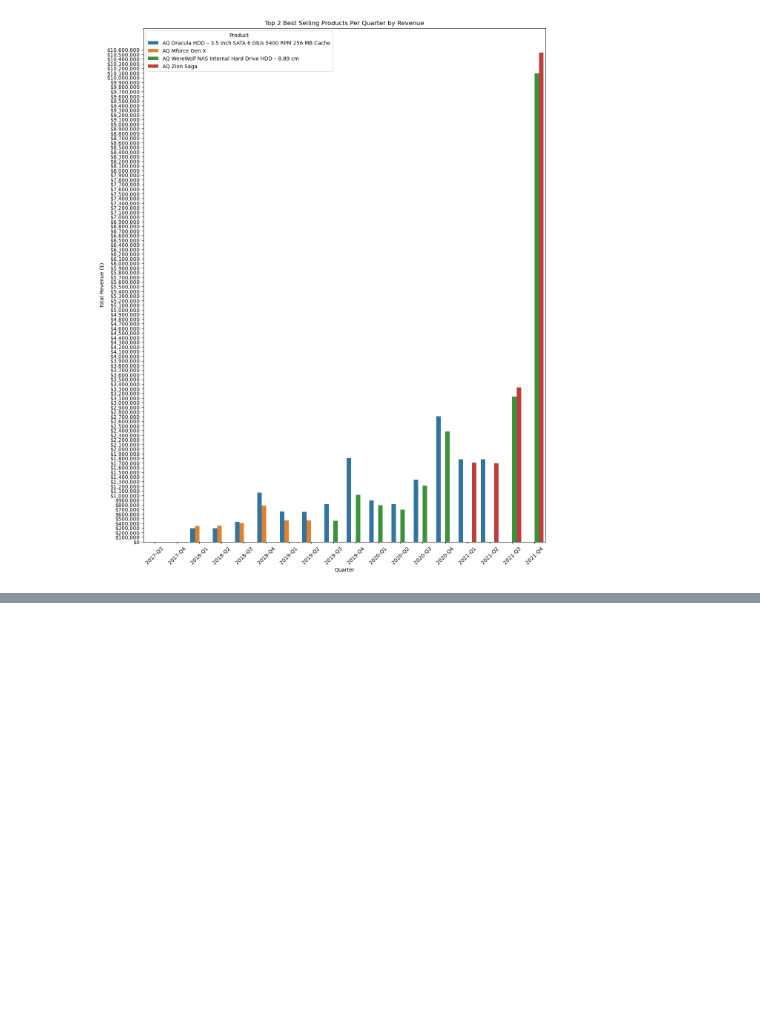
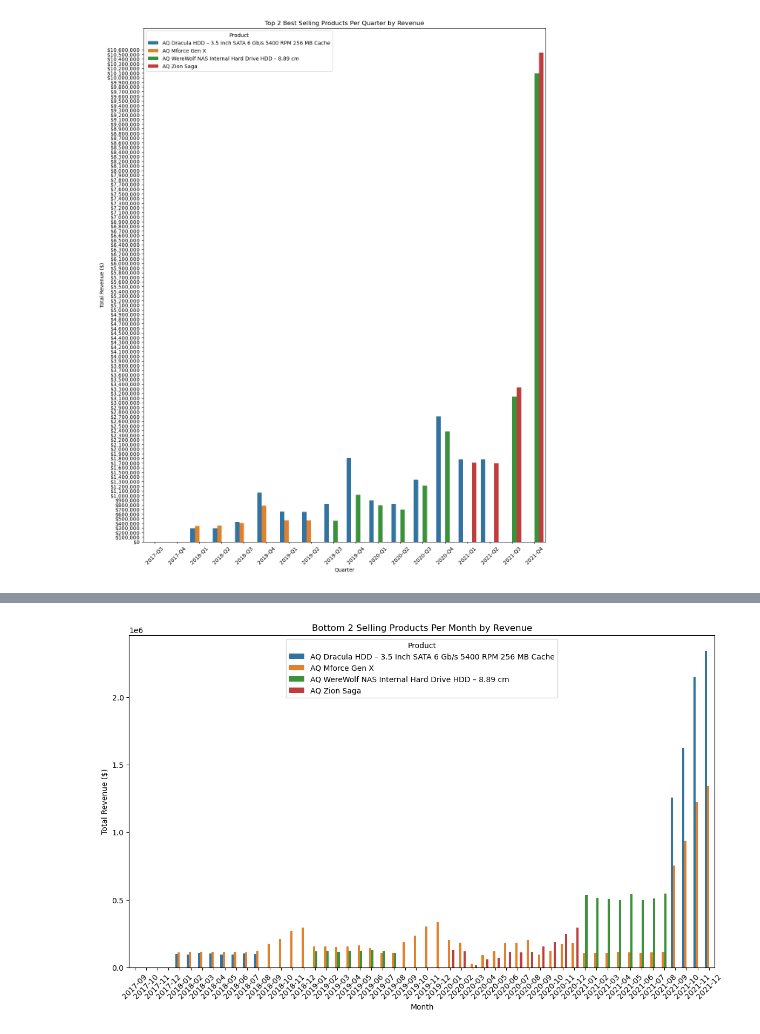
Before and after one commit to Jenner-Valdez/AtilQ, a Jupyter notebook: Main Code.ipynb, the cells around one changed output, grey strips where cells are left out. Drawn from its saved outputs; the diff is of its cells as text; code cells hidden in the pictures; blank space fills up the shorter version.

```diff
--- a/Main Code.ipynb
+++ b/Main Code.ipynb
@@ -294,0 +380,79 @@ plt.show()
+# %%
+
+# Connect to the database
+con = sqlite3.connect('atliq_db.sqlite3')
+
+# Load the datasets into DataFrames
+dim_product = pd.read_sql_query("SELECT * FROM dim_product", con)
+fact_sales_monthly = pd.read_sql_query("SELECT * FROM fact_sales_monthly", con)
+fact_gross_price = pd.read_sql_query("SELECT * FROM fact_gross_price", con)
+
+# Close the database connection
+con.close()
+
+# Ensure the date columns are correctly parsed
+fact_sales_monthly['date'] = pd.to_datetime(fact_sales_monthly['date'])
+fact_sales_monthly['fiscal_year'] = fact_sales_monthly['date'].dt.year
+
+# Merge fact_sales_monthly with fact_gross_price to get gross price information
+merged_sales_price = pd.merge(fact_sales_monthly, fact_gross_price,
+                              how='left',
+                              on=['product_code', 'fiscal_year'])
+
+# Calculate revenue (gross price * sold quantity)
+merged_sales_price['revenue'] = merged_sales_price['gross_price'] * merged_sales_price['sold_quantity']
+
+# Merge the result with dim_product to get product names
+merged_data = pd.merge(merged_sales_price, dim_product, how='left', left_on='product_code', right_on='product_code')
+
+# Extract month and year from the date
+merged_data['month_year'] = merged_data['date'].dt.to_period('M')
+merged_data['year'] = merged_data['date'].dt.year
+merged_data['quarter'] = merged_data['date'].dt.quarter
+merged_data['year_quarter'] = merged_data['year'].astype(str) + '-Q' + merged_data['quarter'].astype(str)
+
+# Aggregate sales data by month
+monthly_sales = merged_data.groupby(['month_year', 'product'])['revenue'].sum().reset_index()
+
+# Rank the products by revenue within each month in ascending order
+monthly_sales['rank'] = monthly_sales.groupby('month_year')['revenue'].rank(method='first', ascending=True)
+
+# Select the bottom 2 products for each month
+bottom2_monthly_sales = monthly_sales[monthly_sales['rank'] <= 2].sort_values(['month_year', 'rank'])
+
+# Convert month_year to string for better visualization
+bottom2_monthly_sales['month_year'] = bottom2_monthly_sales['month_year'].astype(str)
+
+# Aggregate sales data by quarter
+quarterly_sales = merged_data.groupby(['year_quarter', 'product'])['revenue'].sum().reset_index()
+
+# Rank the products by revenue within each quarter in ascending order
+quarterly_sales['rank'] = quarterly_sales.groupby('year_quarter')['revenue'].rank(method='first', ascending=True)
+
+# Select the bottom 2 products for each quarter
+bottom2_quarterly_sales = quarterly_sales[quarterly_sales['rank'] <= 2].sort_values(['year_quarter', 'rank'])
+
+# Display the results
+display(bottom2_monthly_sales.head(4))
+display(bottom2_quarterly_sales.head(4))
+
+# Visualization for monthly bottom sellers by revenue
+plt.figure(figsize=(14, 8))
+sns.barplot(x='month_year', y='revenue', hue='product', data=bottom2_monthly_sales)
+plt.title('Bottom 2 Selling Products Per Month by Revenue')
+plt.xlabel('Month')
+plt.ylabel('Total Revenue ($)')
+plt.legend(title='Product')
+plt.xticks(rotation=45)
+plt.show()
+
+# Visualization for quarterly bottom sellers by revenue
+plt.figure(figsize=(14, 8))
+sns.barplot(x='year_quarter', y='revenue', hue='product', data=bottom2_quarterly_sales)
+plt.title('Bottom 2 Selling Products Per Quarter by Revenue')
+plt.xlabel('Quarter')
+plt.ylabel('Total Revenue ($)')
+plt.legend(title='Product')
+plt.xticks(rotation=45)
+plt.show()
+# %% [output]
@@ -294,0 +469 @@ plt.show()
+[figure, added]
```
Also changed, not shown: parts of 26 cells of this notebook.
